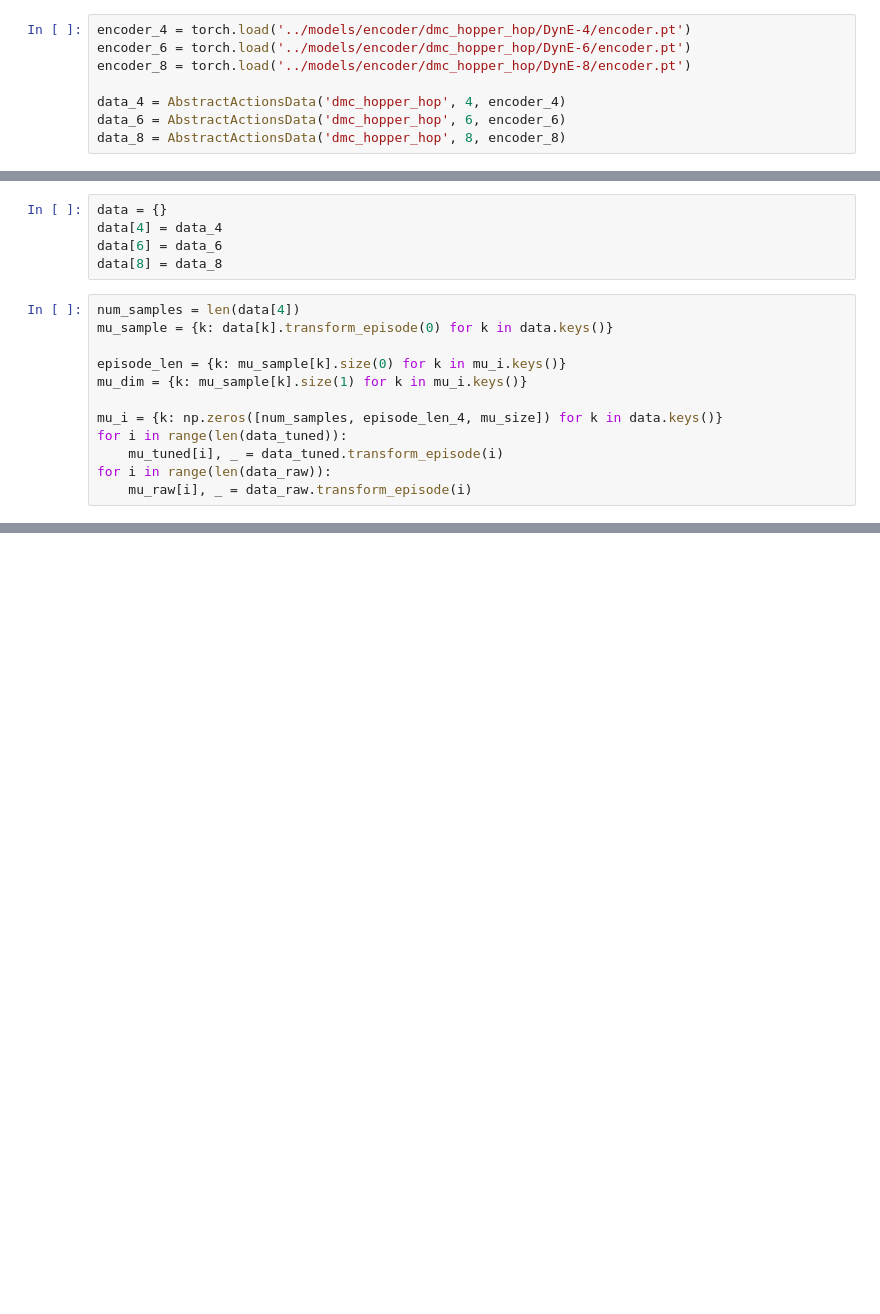
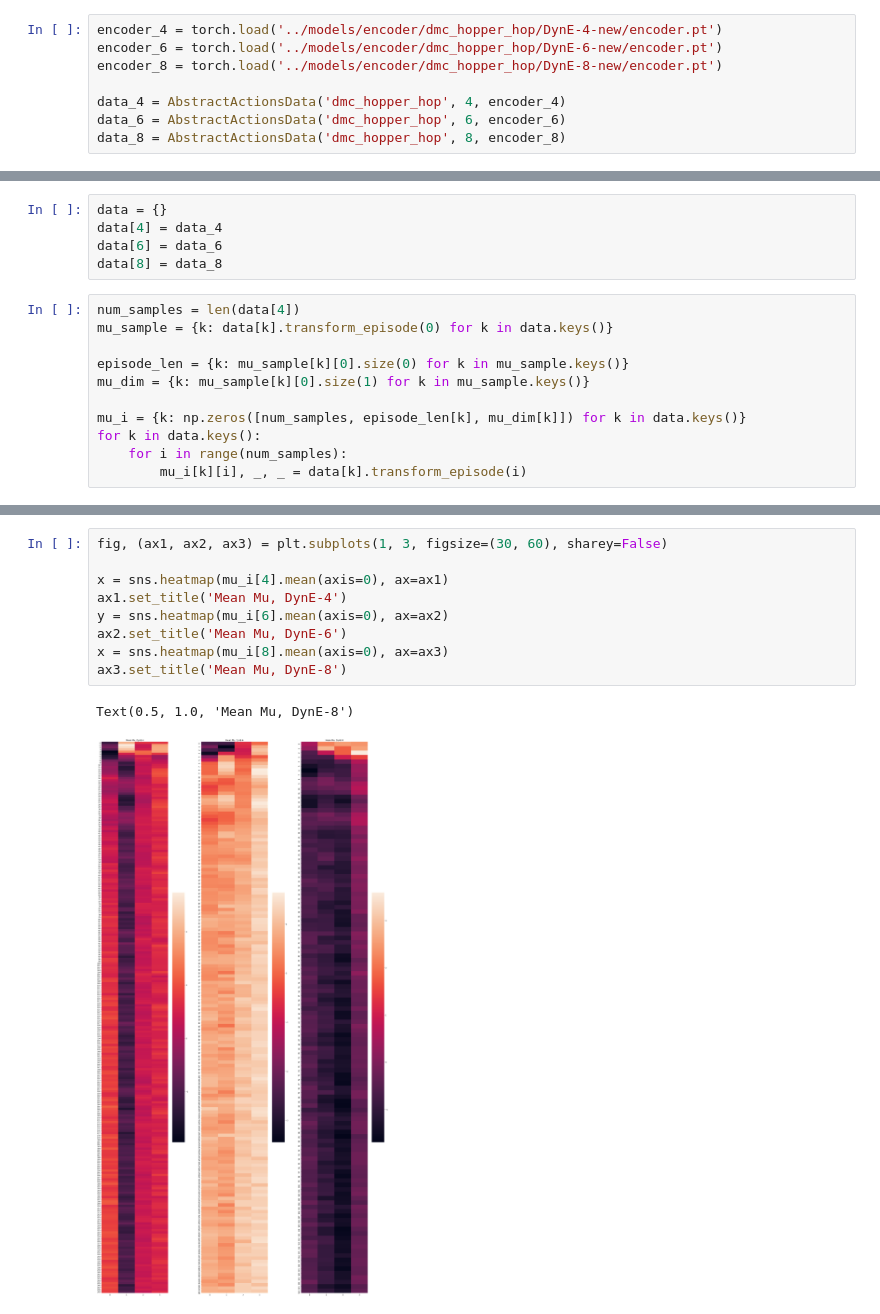
Before and after one commit to vinnibuh/dynamics-aware-embeddings, a Jupyter notebook: notebooks/trajectories_len_comparison.ipynb, the cells around one changed output, grey strips where cells are left out. Saved outputs shown, nothing was run; the diff lists cells and outputs as text; blank space fills up the shorter version.

Commit message:
visualising clusters

```diff
--- a/notebooks/trajectories_len_comparison.ipynb
+++ b/notebooks/trajectories_len_comparison.ipynb
@@ -17,7 +21,7 @@ from embedding.gym_dataset import load_or_generate
 # %%
-encoder_4 = torch.load('../models/encoder/dmc_hopper_hop/DynE-4/encoder.pt')
-encoder_6 = torch.load('../models/encoder/dmc_hopper_hop/DynE-6/encoder.pt')
-encoder_8 = torch.load('../models/encoder/dmc_hopper_hop/DynE-8/encoder.pt')
+encoder_4 = torch.load('../models/encoder/dmc_hopper_hop/DynE-4-new/encoder.pt')
+encoder_6 = torch.load('../models/encoder/dmc_hopper_hop/DynE-6-new/encoder.pt')
+encoder_8 = torch.load('../models/encoder/dmc_hopper_hop/DynE-8-new/encoder.pt')
 
 data_4 = AbstractActionsData('dmc_hopper_hop', 4, encoder_4)
 data_6 = AbstractActionsData('dmc_hopper_hop', 6, encoder_6)
@@ -48,11 +52,10 @@ data[8] = data_8
 num_samples = len(data[4])
 mu_sample = {k: data[k].transform_episode(0) for k in data.keys()}
 
-episode_len = {k: mu_sample[k].size(0) for k in mu_i.keys()}
-mu_dim = {k: mu_sample[k].size(1) for k in mu_i.keys()}
+episode_len = {k: mu_sample[k][0].size(0) for k in mu_sample.keys()}
+mu_dim = {k: mu_sample[k][0].size(1) for k in mu_sample.keys()}
 
-mu_i = {k: np.zeros([num_samples, episode_len_4, mu_size]) for k in data.keys()}
-for i in range(len(data_tuned)):
-    mu_tuned[i], _ = data_tuned.transform_episode(i)
-for i in range(len(data_raw)):
-    mu_raw[i], _ = data_raw.transform_episode(i)
+mu_i = {k: np.zeros([num_samples, episode_len[k], mu_dim[k]]) for k in data.keys()}
+for k in data.keys():
+    for i in range(num_samples):
+        mu_i[k][i], _, _ = data[k].transform_episode(i)
@@ -61,0 +62,12 @@ NameError: name 'obs' is not defined
+# %%
+fig, (ax1, ax2, ax3) = plt.subplots(1, 3, figsize=(30, 60), sharey=False)
+
+x = sns.heatmap(mu_i[4].mean(axis=0), ax=ax1)
+ax1.set_title('Mean Mu, DynE-4')
+y = sns.heatmap(mu_i[6].mean(axis=0), ax=ax2)
+ax2.set_title('Mean Mu, DynE-6')
+x = sns.heatmap(mu_i[8].mean(axis=0), ax=ax3)
+ax3.set_title('Mean Mu, DynE-8')
+# %% [output]
+Text(0.5, 1.0, 'Mean Mu, DynE-8')
+[figure, added]
```
Also changed, not shown: parts of 7 cells of this notebook, 11 other files.
